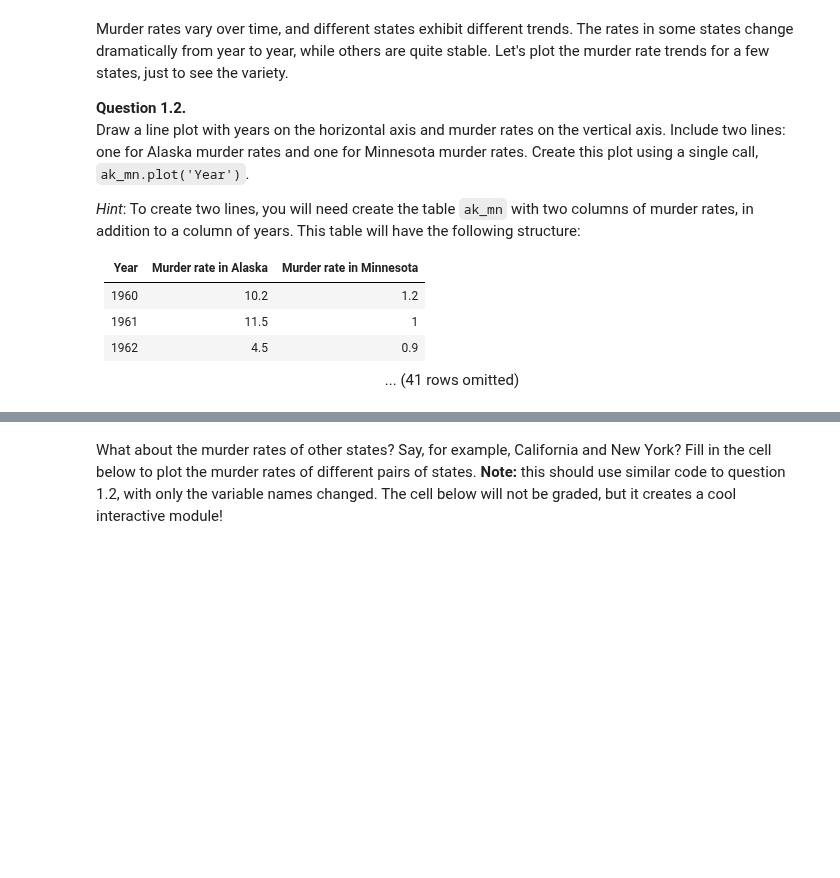
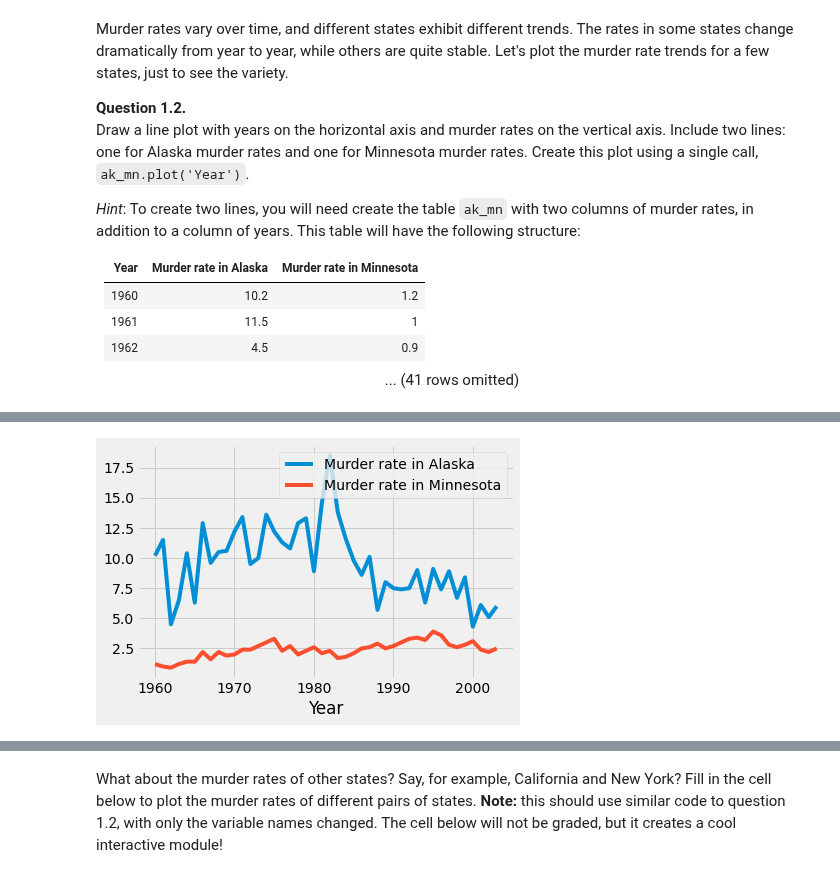
Before and after one commit to ciretorres/python, a Jupyter notebook: data8.2x/Week3/lab03_inference_pt1/lab03.ipynb, the cells around one changed output, grey strips where cells are left out. Saved outputs shown, nothing was run; the diff lists cells and outputs as text; code cells hidden in the pictures; blank space fills up the shorter version.

```diff
--- a/data8.2x/Week3/lab03_inference_pt1/lab03.ipynb
+++ b/data8.2x/Week3/lab03_inference_pt1/lab03.ipynb
@@ -101,0 +134,12 @@ ak_mn
+# %%
+import pandas as pd
+# dataframe of sales of product A and B from 2015 to 2020
+df = pd.DataFrame({
+    'Murder rate in Alaska': ak.column('Murder rate in Alaska'),
+    'Murder rate in Minnesota': mn.column('Murder rate in Minnesota'),
+    "Year": mn.column('Year')
+})
+#print(df)
+ax = df.plot.line(x='Year')
+# %% [output]
+[figure, added]
```
Also changed, not shown: parts of 38 cells of this notebook.
